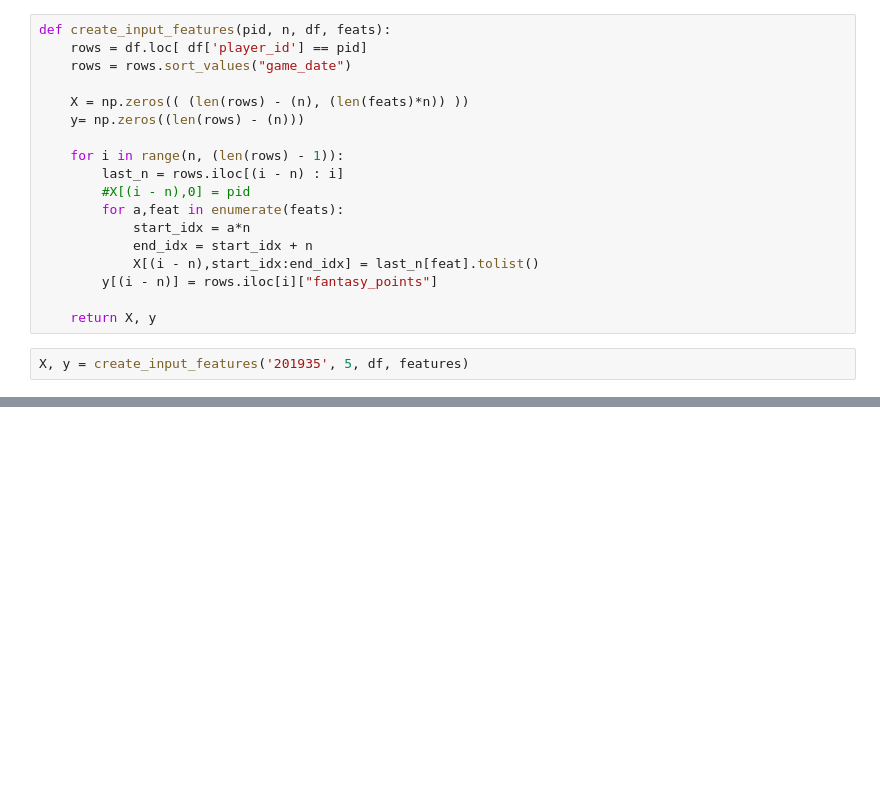
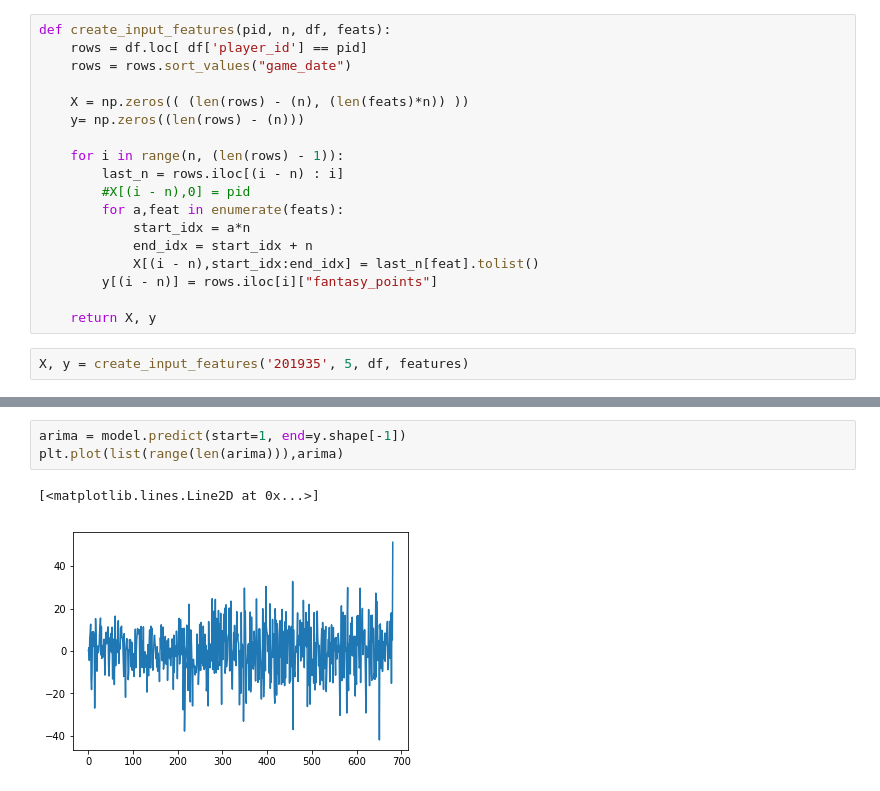
Before and after one commit to r-rb/nba_fantasy_prediction, a Jupyter notebook: notebooks/create_input_features.ipynb, the cells around one changed output, grey strips where cells are left out. Cells and saved outputs as stored; diff of their text form; blank space fills up the shorter version.

```diff
--- a/notebooks/create_input_features.ipynb
+++ b/notebooks/create_input_features.ipynb
@@ -120,0 +81,6 @@ plt.bar([i for i in range(600,len(y))],y[600:]-y_out)
+# %%
+arima = model.predict(start=1, end=y.shape[-1])
+plt.plot(list(range(len(arima))),arima)
+# %% [output]
+[<matplotlib.lines.Line2D at 0x...>]
+[figure, added]
```
Also changed, not shown: parts of 9 cells of this notebook.
